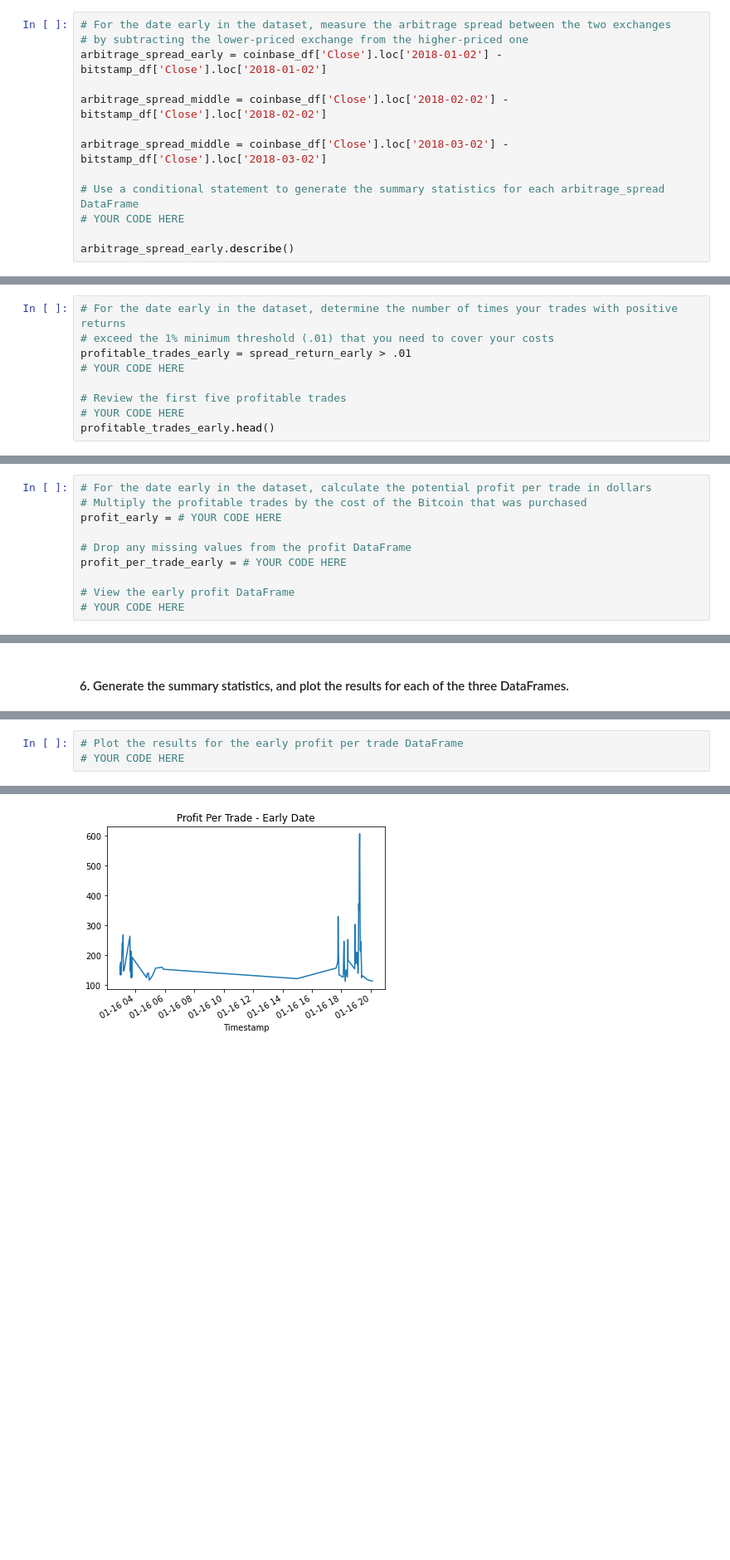
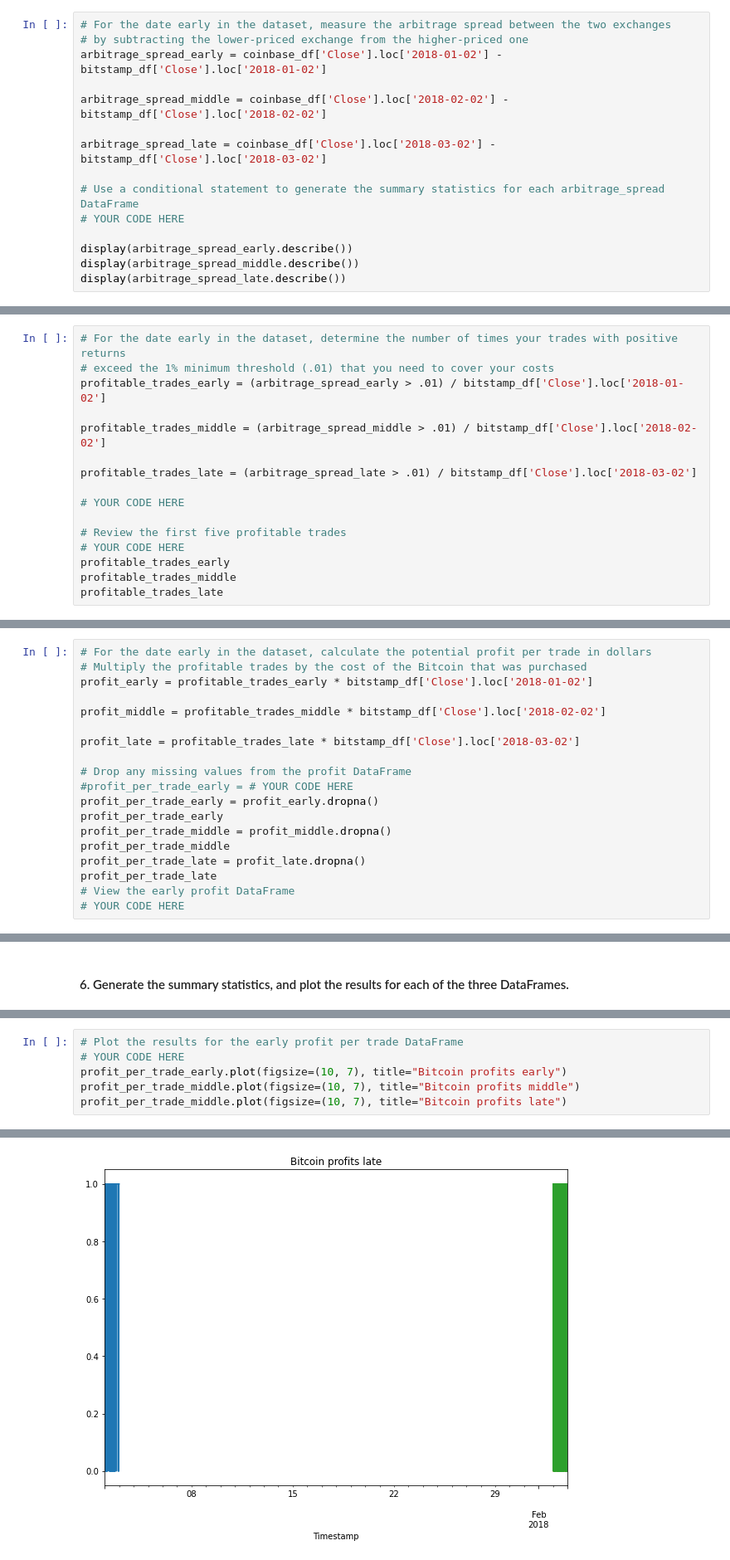
Before and after one commit to JeffSmith-ok/Crypto_Arbitrage_Analysis_Jupyter_Labs, a Jupyter notebook: crypto_arbitrage.ipynb, the cells around one changed output, grey strips where cells are left out. Shown at 83% size. Drawn from its saved outputs; the diff is of its cells as text; blank space fills up the shorter version.

```diff
--- a/crypto_arbitrage.ipynb
+++ b/crypto_arbitrage.ipynb
@@ -452,12 +452,14 @@ arbitrage_spread_early = coinbase_df['Close'].loc['2018-01-02'] - bitstamp_df['C
 
 arbitrage_spread_middle = coinbase_df['Close'].loc['2018-02-02'] - bitstamp_df['Close'].loc['2018-02-02']
 
-arbitrage_spread_middle = coinbase_df['Close'].loc['2018-03-02'] - bitstamp_df['Close'].loc['2018-03-02']
+arbitrage_spread_late = coinbase_df['Close'].loc['2018-03-02'] - bitstamp_df['Close'].loc['2018-03-02']
 
 # Use a conditional statement to generate the summary statistics for each arbitrage_spread DataFrame
 # YOUR CODE HERE
 
-arbitrage_spread_early.describe()
+display(arbitrage_spread_early.describe())
+display(arbitrage_spread_middle.describe())
+display(arbitrage_spread_late.describe())
 # %% [output]
 count    1440.000000
 mean       24.992396
@@ -496,11 +525,18 @@ Name: Close, Length: 1440, dtype: float64
 # %%
 # For the date early in the dataset, determine the number of times your trades with positive returns
 # exceed the 1% minimum threshold (.01) that you need to cover your costs
-profitable_trades_early = spread_return_early > .01
+profitable_trades_early = (arbitrage_spread_early > .01) / bitstamp_df['Close'].loc['2018-01-02']
+
+profitable_trades_middle = (arbitrage_spread_middle > .01) / bitstamp_df['Close'].loc['2018-02-02']
+
+profitable_trades_late = (arbitrage_spread_late > .01) / bitstamp_df['Close'].loc['2018-03-02']
+
 # YOUR CODE HERE
 
 # Review the first five profitable trades
 # YOUR CODE HERE
-profitable_trades_early.head()
+profitable_trades_early
+profitable_trades_middle
+profitable_trades_late
 # %% [output]
 Timestamp
@@ -521,11 +595,20 @@ Name: Close, dtype: bool
 # %%
 # For the date early in the dataset, calculate the potential profit per trade in dollars
 # Multiply the profitable trades by the cost of the Bitcoin that was purchased
-profit_early = # YOUR CODE HERE
+profit_early = profitable_trades_early * bitstamp_df['Close'].loc['2018-01-02']
+
+profit_middle = profitable_trades_middle * bitstamp_df['Close'].loc['2018-02-02']
+
+profit_late = profitable_trades_late * bitstamp_df['Close'].loc['2018-03-02']
 
 # Drop any missing values from the profit DataFrame
-profit_per_trade_early = # YOUR CODE HERE
-
+#profit_per_trade_early = # YOUR CODE HERE
+profit_per_trade_early = profit_early.dropna()
+profit_per_trade_early
+profit_per_trade_middle = profit_middle.dropna()
+profit_per_trade_middle
+profit_per_trade_late = profit_late.dropna()
+profit_per_trade_late
 # View the early profit DataFrame
 # YOUR CODE HERE
 # %% [output]
@@ -548,4 +664,7 @@ Name: Close, dtype: float64
 # %%
 # Plot the results for the early profit per trade DataFrame
 # YOUR CODE HERE
+profit_per_trade_early.plot(figsize=(10, 7), title="Bitcoin profits early")
+profit_per_trade_middle.plot(figsize=(10, 7), title="Bitcoin profits middle")
+profit_per_trade_middle.plot(figsize=(10, 7), title="Bitcoin profits late")
 # %% [output]
@@ -553,4 +672,4 @@ Name: Close, dtype: float64
-[figure, old version]
+[figure, new version]
 # %% [markdown]
 #### 7. Calculate the potential arbitrage profits that you can make on each day. To do so, sum the elements in the profit_per_trade DataFrame.
 # %%
```
Also changed, not shown: parts of 13 cells of this notebook.
